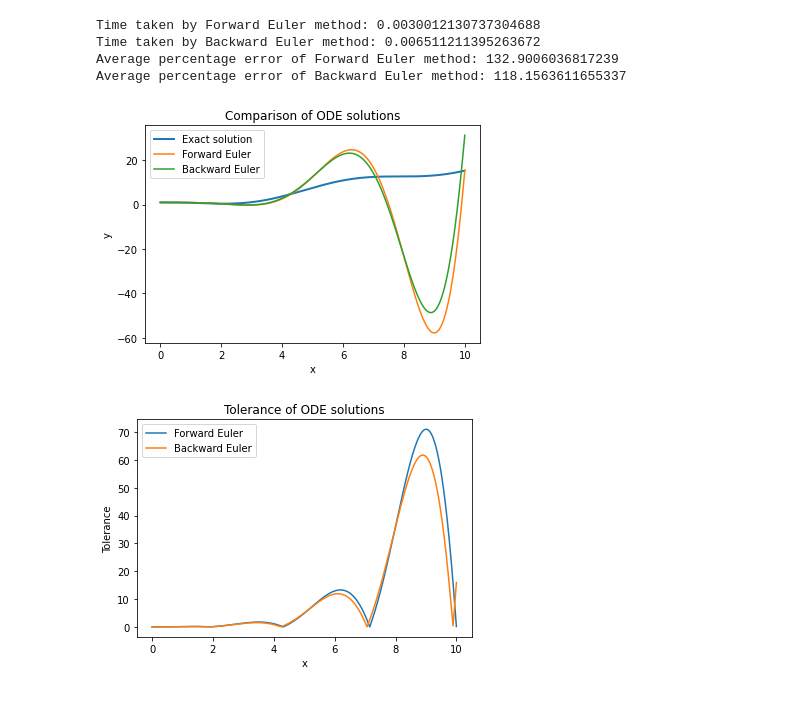
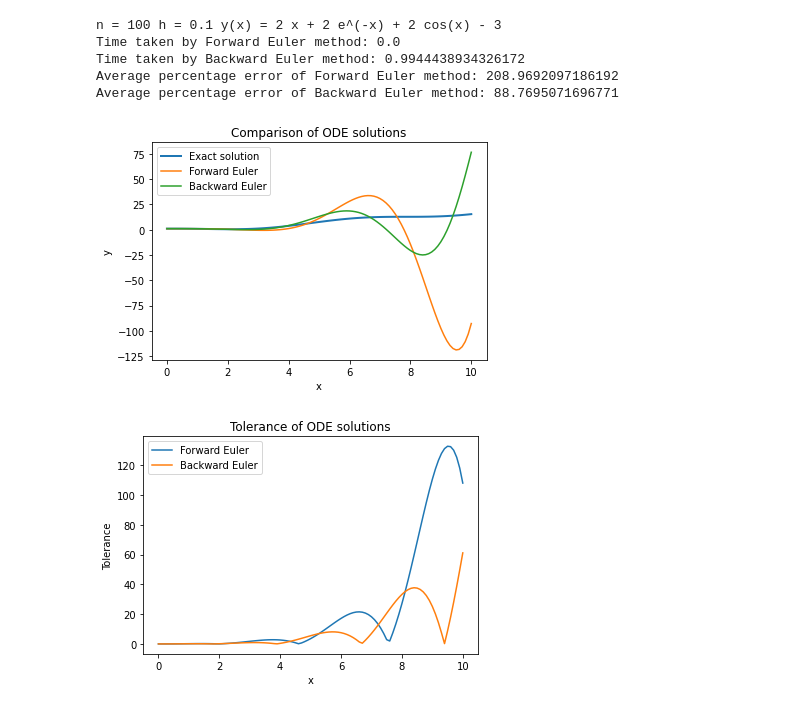
Before and after one commit to ThanawatTP/ode-estimation-errors-comparison, a Jupyter notebook: EulerSingleStep.ipynb, the cells around one changed output. Saved outputs shown, nothing was run; the diff lists cells and outputs as text; code cells hidden in the pictures.

```diff
--- a/EulerSingleStep.ipynb
+++ b/EulerSingleStep.ipynb
@@ -7,9 +7,9 @@ import warnings
 warnings.filterwarnings("ignore")
 # warnings.filterwarnings("default")
 
-h = 0.01
+h = 0.1
 n = 100
-n = 1000
+# n = 1000
 # n = 10000
 # n = 100000
 # %%
@@ -26,11 +26,11 @@ warnings.filterwarnings("ignore")
 
 # Define the exact solution
 def exact_solution(x):
-    return np.exp(x**2)
+    return x*(x+1)
 
 # Define the derivative function
 def deriv_func(x, y):
-    return 2*x*y
+    return 2*x+1
 
 # Define the Forward Euler method
 def forward_euler(deriv_func, x0, y0, h, n):
@@ -43,7 +43,7 @@ def forward_euler(deriv_func, x0, y0, h, n):
         x = x + h
         y_list.append(y)
     t1 = time.time()
-    return np.array(y_list), t1-t0
+    return np.array(y_list), (t1-t0)*1000
 
 # Define the Backward Euler method
 def backward_euler(deriv_func, x0, y0, h, n):
@@ -57,7 +57,7 @@ def backward_euler(deriv_func, x0, y0, h, n):
         x = x + h
         y_list.append(y)
     t1 = time.time()
-    return np.array(y_list), t1-t0
+    return np.array(y_list), (t1-t0)*1000
 
 # Set the initial conditions and parameters
 x0 = 0
@@ -97,6 +97,7 @@ plt.ylabel('Tolerance')
 plt.title('Tolerance of ODE solutions')
 plt.legend()
 
+print('n =',n,'h =',h,'y(x) = e^(x^2)')
 print('Time taken by Forward Euler method:', t_forward)
 print('Time taken by Backward Euler method:', t_backward)
 
@@ -135,7 +137,7 @@ def forward_euler(deriv_func, x0, y0, h, n):
         x = x + h
         y_list.append(y[0])
     t1 = time.time()
-    return np.array(y_list), t1-t0
+    return np.array(y_list), (t1-t0)*1000
 
 # Define the Backward Euler method
 def backward_euler(deriv_func, x0, y0, h, n):
@@ -149,7 +151,7 @@ def backward_euler(deriv_func, x0, y0, h, n):
         x = x + h
         y_list.append(y[0])
     t1 = time.time()
-    return np.array(y_list), t1-t0
+    return np.array(y_list), (t1-t0)*1000
 
 # Set the initial conditions and parameters
 x0 = 0
@@ -189,6 +191,7 @@ plt.ylabel('Tolerance')
 plt.title('Tolerance of ODE solutions')
 plt.legend()
 
+print('n =',n,'h =',h,'y(x) = 1/2 (3 sin(x) - x cos(x))')
 print('Time taken by Forward Euler method:', t_forward)
 print('Time taken by Backward Euler method:', t_backward)
 
@@ -227,7 +231,7 @@ def forward_euler(deriv_func, x0, y0, h, n):
         x = x + h
         y_list.append(y)
     t1 = time.time()
-    return np.array(y_list), t1-t0
+    return np.array(y_list), (t1-t0)*1000
 
 # Define the Backward Euler method
 def backward_euler(deriv_func, x0, y0, h, n):
@@ -241,7 +245,7 @@ def backward_euler(deriv_func, x0, y0, h, n):
         x = x + h
         y_list.append(y)
     t1 = time.time()
-    return np.array(y_list), t1-t0
+    return np.array(y_list), (t1-t0)*1000
 
 # Set the initial conditions and parameters
 x0 = 0
@@ -264,39 +268,41 @@ tol_forward = np.abs(y_forward[:,0] - y_exact)
 tol_backward = np.abs(y_backward[:,0] - y_exact)
 
 # Plot the results
 plt.figure()
 plt.plot(x, y_exact, label='Exact solution', linewidth=2)
 plt.plot(x, y_forward[:,0], label='Forward Euler')
 plt.plot(x, y_backward[:,0], label='Backward Euler')
 plt.xlabel('x')
 plt.ylabel('y')
 plt.title('Comparison of ODE solutions')
 plt.legend()
 
 plt.figure()
 plt.plot(x, tol_forward, label='Forward Euler')
 plt.plot(x, tol_backward, label='Backward Euler')
 plt.xlabel('x')
 plt.ylabel('Tolerance')
 plt.title('Tolerance of ODE solutions')
 plt.legend()
 
+print('n =',n,'h =',h,'y(x) = 2 x + 2 e^(-x) + 2 cos(x) - 3')
 print('Time taken by Forward Euler method:', t_forward)
 print('Time taken by Backward Euler method:', t_backward)
 
 APE_forward = np.mean(np.abs(tol_forward/y_exact))*100
 APE_backward = np.mean(np.abs(tol_backward/y_exact))*100
 
 # Print the results
 print('Average percentage error of Forward Euler method:', APE_forward)
 print('Average percentage error of Backward Euler method:', APE_backward)
 # %% [output]
-Time taken by Forward Euler method: 0.0030012130737304688
-Time taken by Backward Euler method: 0.006511211395263672
-Average percentage error of Forward Euler method: 132.9006036817239
-Average percentage error of Backward Euler method: 118.1563611655337
+n = 100 h = 0.1 y(x) = 2 x + 2 e^(-x) + 2 cos(x) - 3
+Time taken by Forward Euler method: 0.0
+Time taken by Backward Euler method: 0.9944438934326172
+Average percentage error of Forward Euler method: 208.9692097186192
+Average percentage error of Backward Euler method: 88.7695071696771
-[figure, old version]
+[figure, new version]
-[figure, old version]
+[figure, new version]
 # %%
 
 
```
Also changed, not shown: parts of 3 cells of this notebook.
